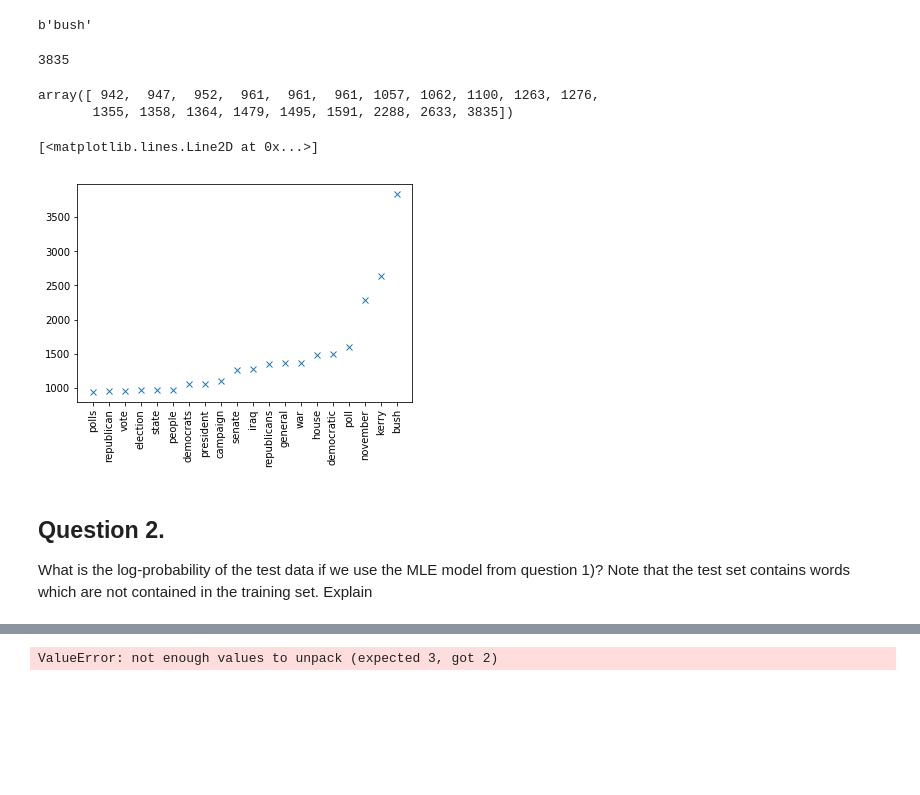
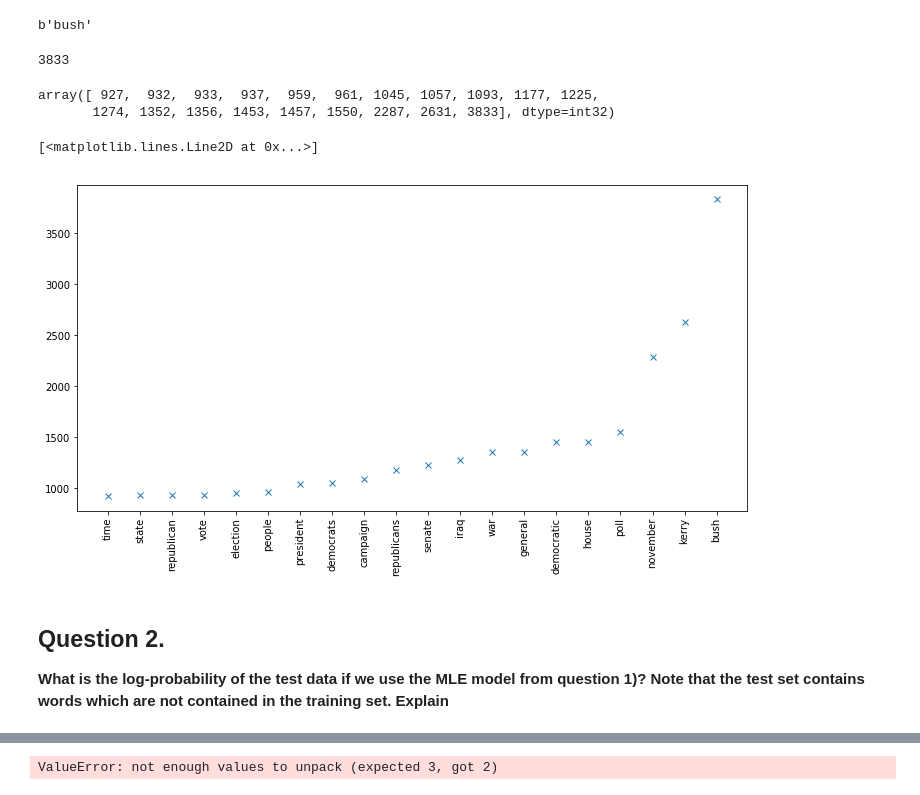
Before and after one commit to darthdeus/npfl097, a Jupyter notebook: LDA assignment.ipynb, the cells around one changed output, grey strips where cells are left out. Saved outputs shown, nothing was run; the diff lists cells and outputs as text; code cells hidden in the pictures; blank space fills up the shorter version.

Commit message:
Question 2 done

```diff
--- a/LDA assignment.ipynb
+++ b/LDA assignment.ipynb
@@ -35,8 +36,13 @@ the documents. Plot a histogram showing 20 most probable words.
-# %%
-counts = np.zeros_like(dictionary, np.int32)
 # %%
-for document_id, word_id, count in train:
-    counts[word_id - 1] += count
+def compute_counts(n, document):
+    counts = np.zeros(n, np.int32)
+
+    for document_id, word_id, count in document:
+        counts[word_id - 1] += count
+
+    return counts
+# %%
+counts = compute_counts(len(dictionary), train)
 # %%
 dictionary[np.argmax(counts)]
 # %% [output]
@@ -44,23 +50,24 @@ b'bush'
 # %%
 max(counts)
 # %% [output]
-3835
+3833
 # %%
 max_counts = counts[np.argsort(counts)[-20:]]
 most_probable_words = dictionary[np.argsort(counts)[-20:]]
 # %%
 max_counts
 # %% [output]
-array([ 942,  947,  952,  961,  961,  961, 1057, 1062, 1100, 1263, 1276,
-       1355, 1358, 1364, 1479, 1495, 1591, 2288, 2633, 3835])
+array([ 927,  932,  933,  937,  959,  961, 1045, 1057, 1093, 1177, 1225,
+       1274, 1352, 1356, 1453, 1457, 1550, 2287, 2631, 3833], dtype=int32)
 # %%
+plt.figure(figsize=(12,6))
 plt.xticks(rotation=90)
 plt.plot(most_probable_words, max_counts, "x")
 # %% [output]
 [<matplotlib.lines.Line2D at 0x...>]
-[figure, old version]
+[figure, new version]
 # %% [markdown]
 ## Question 2.
 
-What is the log-probability of the test data if we use the MLE model from question 1)? Note
-that the test set contains words which are not contained in the training set. Explain
+**What is the log-probability of the test data if we use the MLE model from question 1)? Note
+that the test set contains words which are not contained in the training set. Explain**
```
Also changed, not shown: parts of 12 cells of this notebook.
